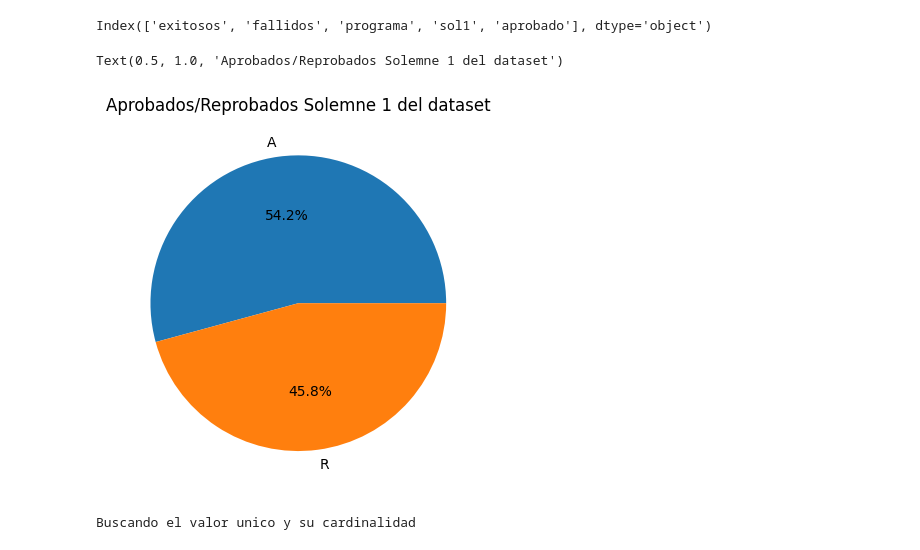
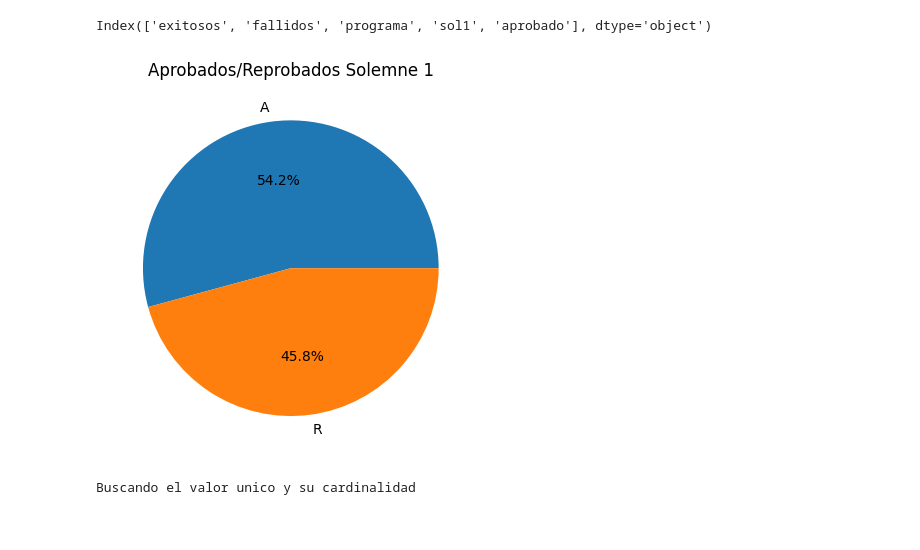
Before and after one commit to tonporaqui/tesis, a Jupyter notebook: jupyter_notebook/notebooks/bnlearn.ipynb, the cells around one changed output. Drawn from its saved outputs; the diff is of its cells as text; code cells hidden in the pictures.

```diff
--- a/jupyter_notebook/notebooks/bnlearn.ipynb
+++ b/jupyter_notebook/notebooks/bnlearn.ipynb
@@ -54,10 +54,13 @@ print(df.columns)
 Index(['exitosos', 'fallidos', 'programa', 'sol1', 'aprobado'], dtype='object')
 # %%
 plt.pie(df['aprobado'].value_counts(),labels=['A','R'],autopct='%1.1f%%')
-plt.title('Aprobados/Reprobados Solemne 1 del dataset')
+plt.title('Aprobados/Reprobados Solemne 1')
+
+
+# Guardar el gráfico como imagen en la ruta especificada
+# plt.savefig("E:\\dev\\tesis\\LaTeX\\img\\aprobadosReprobados.png")
 # %% [output]
-Text(0.5, 1.0, 'Aprobados/Reprobados Solemne 1 del dataset')
-[figure, old version]
+[figure, new version]
 # %%
 print("Buscando el valor unico y su cardinalidad \n");
 df['programa'].value_counts()
```
Also changed, not shown: parts of 4 cells of this notebook, 11 other files.
